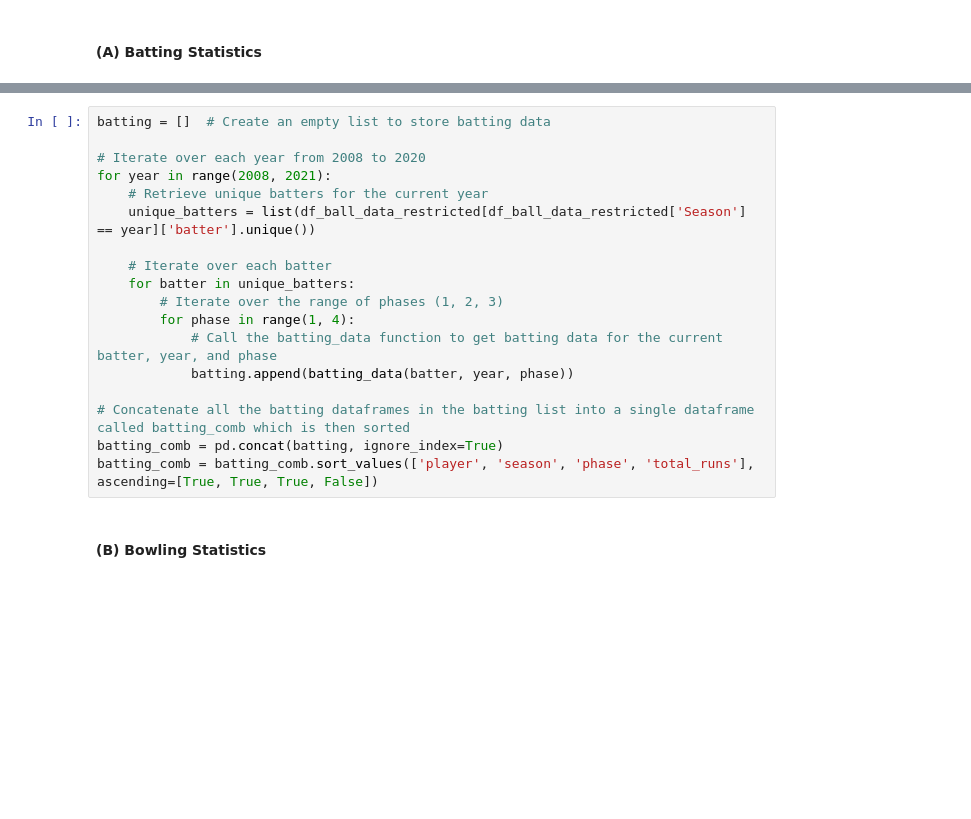
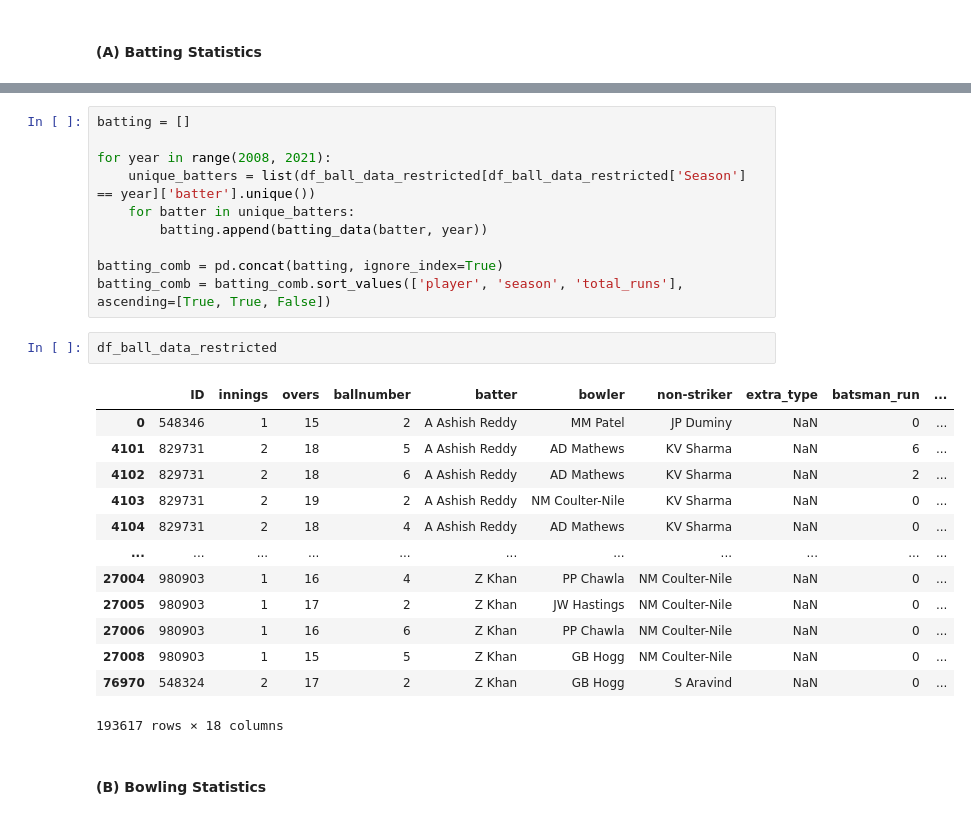
Before and after one commit to rohitbhamidi/ipl-player-salary, a Jupyter notebook: 1-DataWrangling.ipynb, the cells around one changed output, grey strips where cells are left out. Cells and saved outputs as stored; diff of their text form; blank space fills up the shorter version.

```diff
--- a/1-DataWrangling.ipynb
+++ b/1-DataWrangling.ipynb
@@ -419,23 +350,31 @@ def batting_data(player, year, phase):
     else:
         return pd.DataFrame()
 # %%
-batting = []  # Create an empty list to store batting data
+batting = []
 
-# Iterate over each year from 2008 to 2020
 for year in range(2008, 2021):
-    # Retrieve unique batters for the current year
     unique_batters = list(df_ball_data_restricted[df_ball_data_restricted['Season'] == year]['batter'].unique())
+    for batter in unique_batters:
+        batting.append(batting_data(batter, year))
 
-    # Iterate over each batter
-    for batter in unique_batters:
-        # Iterate over the range of phases (1, 2, 3)
-        for phase in range(1, 4):
-            # Call the batting_data function to get batting data for the current batter, year, and phase
-            batting.append(batting_data(batter, year, phase))
-
-# Concatenate all the batting dataframes in the batting list into a single dataframe called batting_comb which is then sorted
 batting_comb = pd.concat(batting, ignore_index=True)
-batting_comb = batting_comb.sort_values(['player', 'season', 'phase', 'total_runs'], ascending=[True, True, True, False])
+batting_comb = batting_comb.sort_values(['player', 'season', 'total_runs'], ascending=[True, True, False])
+# %%
+df_ball_data_restricted
+# %% [output]
+|  | ID | innings | overs | ballnumber | batter | bowler | non-striker | extra_type | batsman_run | ... |
+| 0 | 548346 | 1 | 15 | 2 | A Ashish Reddy | MM Patel | JP Duminy | NaN | 0 | ... |
+| 4101 | 829731 | 2 | 18 | 5 | A Ashish Reddy | AD Mathews | KV Sharma | NaN | 6 | ... |
+| 4102 | 829731 | 2 | 18 | 6 | A Ashish Reddy | AD Mathews | KV Sharma | NaN | 2 | ... |
+| 4103 | 829731 | 2 | 19 | 2 | A Ashish Reddy | NM Coulter-Nile | KV Sharma | NaN | 0 | ... |
+| 4104 | 829731 | 2 | 18 | 4 | A Ashish Reddy | AD Mathews | KV Sharma | NaN | 0 | ... |
+| ... | ... | ... | ... | ... | ... | ... | ... | ... | ... | ... |
+| 27004 | 980903 | 1 | 16 | 4 | Z Khan | PP Chawla | NM Coulter-Nile | NaN | 0 | ... |
+| 27005 | 980903 | 1 | 17 | 2 | Z Khan | JW Hastings | NM Coulter-Nile | NaN | 0 | ... |
+| 27006 | 980903 | 1 | 16 | 6 | Z Khan | PP Chawla | NM Coulter-Nile | NaN | 0 | ... |
+| 27008 | 980903 | 1 | 15 | 5 | Z Khan | GB Hogg | NM Coulter-Nile | NaN | 0 | ... |
+| 76970 | 548324 | 2 | 17 | 2 | Z Khan | GB Hogg | S Aravind | NaN | 0 | ... |
+193617 rows × 18 columns
 # %% [markdown]
 #### (B) Bowling Statistics
 # %%
```
Also changed, not shown: parts of 26 cells of this notebook, 1 other file.
